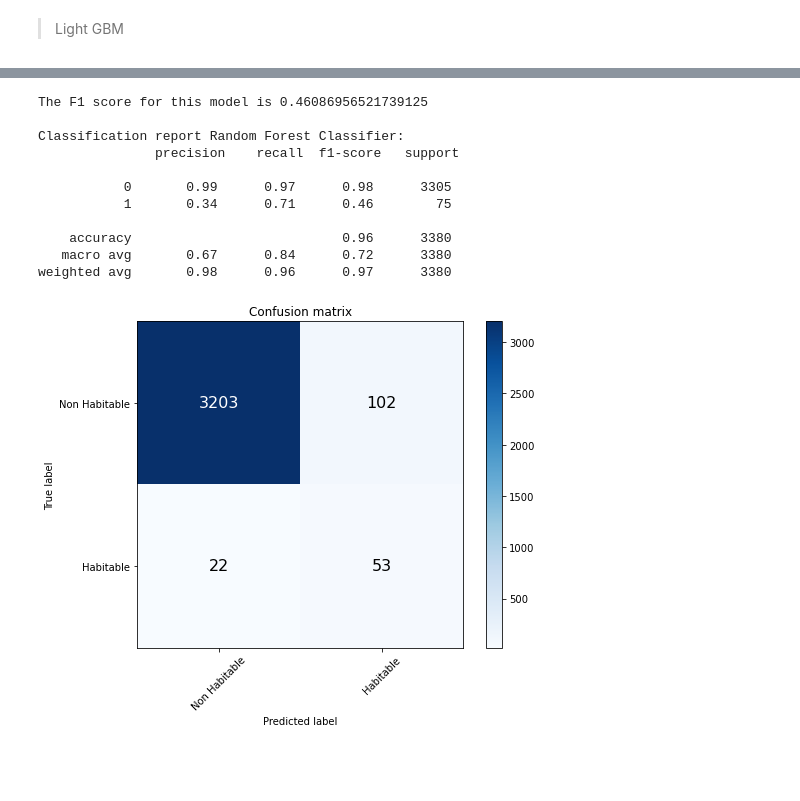
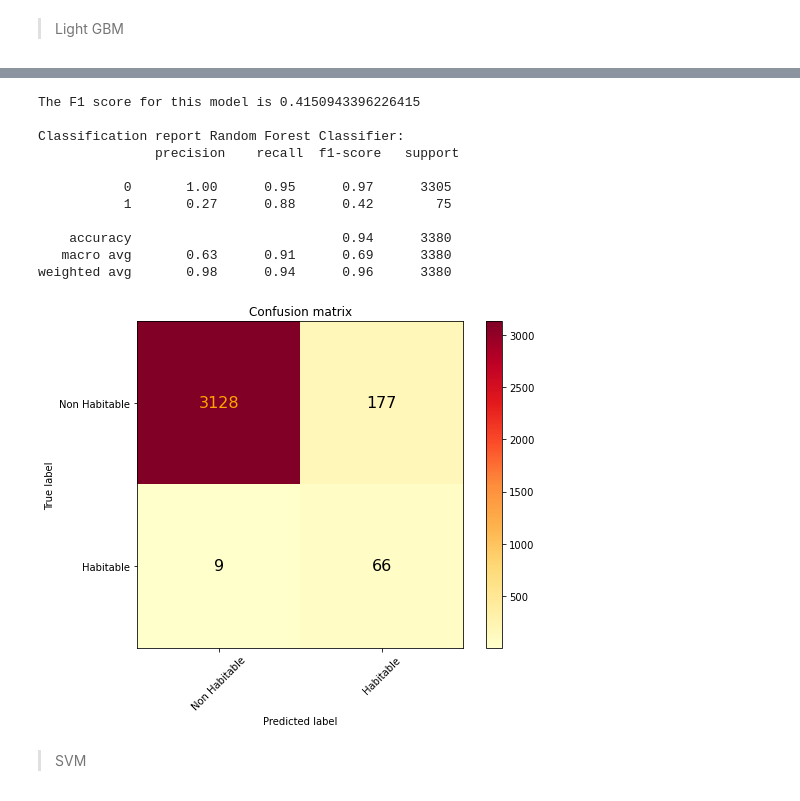
Before and after one commit to Astroraf/habitable_zone, a Jupyter notebook: kepler-confirmed-planets/notebooks/Modeling.ipynb, the cells around one changed output, grey strips where cells are left out. Cells and saved outputs as stored; diff of their text form; code cells hidden in the pictures; blank space fills up the shorter version.

Commit message:
performed all grid searches, added all comments, choose best model = Xgboost

```diff
--- a/kepler-confirmed-planets/notebooks/Modeling.ipynb
+++ b/kepler-confirmed-planets/notebooks/Modeling.ipynb
@@ -640,14 +719,18 @@ weighted avg       0.98      0.98      0.98      3380
 # %% [markdown]
 > Light GBM
 # %%
-lgbm_params = {'n_estimators': [100, 150, 200, 250],
-    'colsample_bytree': [0.65, 0.7],
-    'max_depth': [5, 15, 20],
-    'num_leaves': [30, 40, 50],
-    'reg_alpha': [1.0, 1.1],
-    'reg_lambda': [1.45, 1.5],
-    'min_split_gain': [0.42, 0.4, 0.43],
-    'subsample': [0.7, 0.75],
-    'subsample_freq': [20],
-    'class_weight': [{1: 30, 0: 1}, {1: 35, 0: 1}]
+# Created grid search parameters for light GBM model with n_estimators, boosting type,
+# sample by tree, max depth, number of leaves, min split gain, reg_alpha, reg_lambda, subsample
+# subsample frequency and class weights
+lgbm_params = {'n_estimators': [240, 250, 255],
+               'boosting': ['gbdt', 'dart'],
+                'colsample_bytree': [0.69, 0.7, 0.71],
+                'max_depth': [13, 15, 17],
+                'num_leaves': [15, 20, 25, 30],
+                'min_split_gain': [0.42, 0.4, 0.43],
+                'reg_alpha': [1.0, 1.1],
+                'reg_lambda': [1.45, 1.5],
+                'subsample': [0.7, 0.75],
+                'subsample_freq': [20],
+                'class_weight': [{1: 28, 0: 1}, {1: 30, 0: 1}, {1: 32, 0: 1}]
 }
@@ -696,14 +781,15 @@ lgbm_grd_search.best_params_
 # %%
-def lightgbest(X_train, y_train, X_test, y_test, weight = None):
-    lgbm = lgb.LGBMClassifier(colsample_bytree = 0.7,
+#New function based on grid search for light GBM
+def lightgbest(X_train, y_train, X_test, y_test):
+    lgbm = lgb.LGBMClassifier(colsample_bytree = 0.69,
                              boosting_type='gbdt',
-                             num_leaves = 30,
-                              min_split_gain = 0.4,
-                              max_depth = 15,
+                             num_leaves = 15,
+                             min_split_gain = 0.4,
+                             max_depth = 13,
+                             n_estimators = 240,
                              reg_alpha = 1.1,
                              reg_lambda = 1.5,
-                             class_weight = weight,
-                             random_state = 13,
+                             class_weight = {1: 30, 0: 1},
                              subsample = 0.7,
                              subsample_freq= 20)
     lgbm = lgbm.fit(X_train, y_train)
@@ -713,24 +799,27 @@ def lightgbest(X_train, y_train, X_test, y_test, weight = None):
     print ("\nClassification report Random Forest Classifier:\n",(classification_report(y_test, lgb_pred)))
     return(lgb_pred)
 # %%
+# Plot confusion matrix on light GBM model based on gridsearch
 plot_confusion_matrix(
     y_test,
-    pred = lightgbest(X_train, y_train, X_test, y_test, {1: 30, 0: 1}),
+    pred = lightgbest(X_ov_tr, y_ov_tr, X_test, y_test),
     classes = ['Non Habitable', 'Habitable'], # put your list here
     normalize=False,
     title='Confusion matrix',
-    cmap=plt.cm.Blues
+    cmap=plt.cm.YlOrRd
 )
 # %% [output]
-The F1 score for this model is 0.46086956521739125
+The F1 score for this model is 0.4150943396226415
 
 Classification report Random Forest Classifier:
                precision    recall  f1-score   support
 
-           0       0.99      0.97      0.98      3305
-           1       0.34      0.71      0.46        75
+           0       1.00      0.95      0.97      3305
+           1       0.27      0.88      0.42        75
 
-    accuracy                           0.96      3380
-   macro avg       0.67      0.84      0.72      3380
-weighted avg       0.98      0.96      0.97      3380
+    accuracy                           0.94      3380
+   macro avg       0.63      0.91      0.69      3380
+weighted avg       0.98      0.94      0.96      3380
-[figure, old version]
+[figure, new version]
+# %% [markdown]
+> SVM
```
Also changed, not shown: parts of 82 cells of this notebook, 3 other files.
